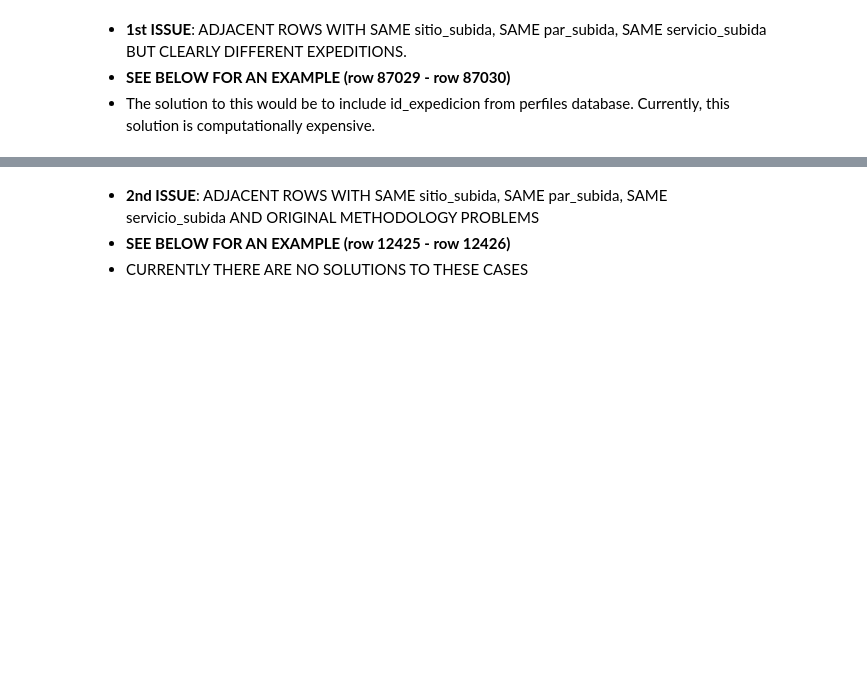
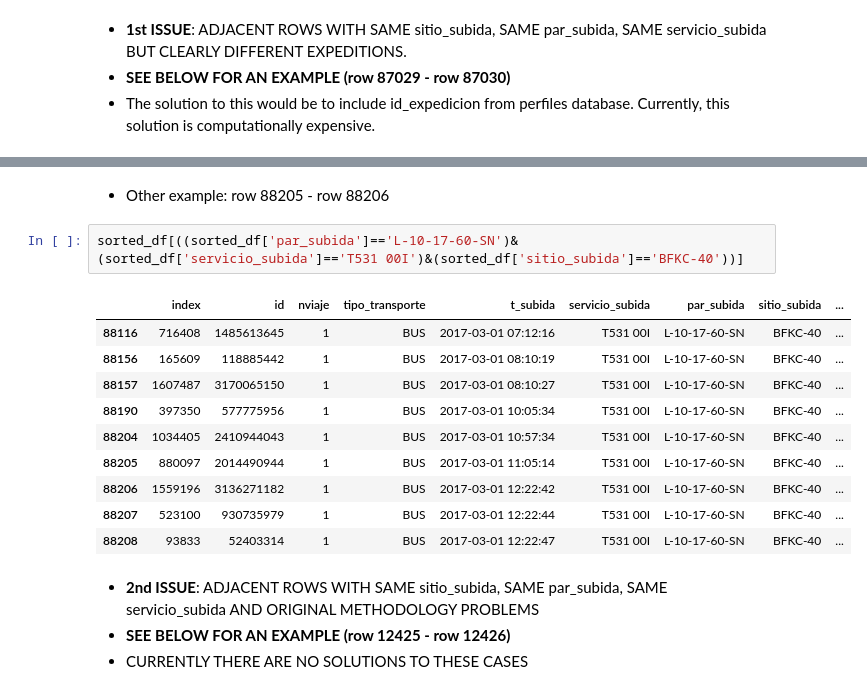
Before and after one commit to leocamus/TSAnalysis, a Jupyter notebook: CheckingWeirdData.ipynb, the cells around one changed output, grey strips where cells are left out. Saved outputs shown, nothing was run; the diff lists cells and outputs as text; blank space fills up the shorter version.

```diff
--- a/CheckingWeirdData.ipynb
+++ b/CheckingWeirdData.ipynb
@@ -40,6 +40,21 @@ sorted_df[((sorted_df['par_subida']=='T-20-68-SN-23')&(sorted_df['servicio_subid
 | 87032 | 679232 | 1363181444 | 1 | BUS | 2017-03-01 23:34:44 | T536 00I | T-20-68-SN-23 | BFKC-36 | ... |
 | 87033 | 279569 | 246728342 | 2 | BUS | 2017-03-01 23:34:45 | T536 00I | T-20-68-SN-23 | BFKC-36 | ... |
 | 87034 | 76747 | 49524754 | 3 | BUS | 2017-03-01 23:34:47 | T536 00I | T-20-68-SN-23 | BFKC-36 | ... |
+# %% [markdown]
+* Other example: row 88205 - row 88206
+# %%
+sorted_df[((sorted_df['par_subida']=='L-10-17-60-SN')&(sorted_df['servicio_subida']=='T531 00I')&(sorted_df['sitio_subida']=='BFKC-40'))]
+# %% [output]
+|  | index | id | nviaje | tipo_transporte | t_subida | servicio_subida | par_subida | sitio_subida | ... |
+| 88116 | 716408 | 1485613645 | 1 | BUS | 2017-03-01 07:12:16 | T531 00I | L-10-17-60-SN | BFKC-40 | ... |
+| 88156 | 165609 | 118885442 | 1 | BUS | 2017-03-01 08:10:19 | T531 00I | L-10-17-60-SN | BFKC-40 | ... |
+| 88157 | 1607487 | 3170065150 | 1 | BUS | 2017-03-01 08:10:27 | T531 00I | L-10-17-60-SN | BFKC-40 | ... |
+| 88190 | 397350 | 577775956 | 1 | BUS | 2017-03-01 10:05:34 | T531 00I | L-10-17-60-SN | BFKC-40 | ... |
+| 88204 | 1034405 | 2410944043 | 1 | BUS | 2017-03-01 10:57:34 | T531 00I | L-10-17-60-SN | BFKC-40 | ... |
+| 88205 | 880097 | 2014490944 | 1 | BUS | 2017-03-01 11:05:14 | T531 00I | L-10-17-60-SN | BFKC-40 | ... |
+| 88206 | 1559196 | 3136271182 | 1 | BUS | 2017-03-01 12:22:42 | T531 00I | L-10-17-60-SN | BFKC-40 | ... |
+| 88207 | 523100 | 930735979 | 1 | BUS | 2017-03-01 12:22:44 | T531 00I | L-10-17-60-SN | BFKC-40 | ... |
+| 88208 | 93833 | 52403314 | 1 | BUS | 2017-03-01 12:22:47 | T531 00I | L-10-17-60-SN | BFKC-40 | ... |
 # %% [markdown]
 * **2nd ISSUE**: ADJACENT ROWS WITH SAME sitio_subida, SAME par_subida, SAME servicio_subida AND ORIGINAL METHODOLOGY PROBLEMS
 * **SEE BELOW FOR AN EXAMPLE (row 12425 - row 12426)**
```
Also changed, not shown: parts of 6 cells of this notebook.
